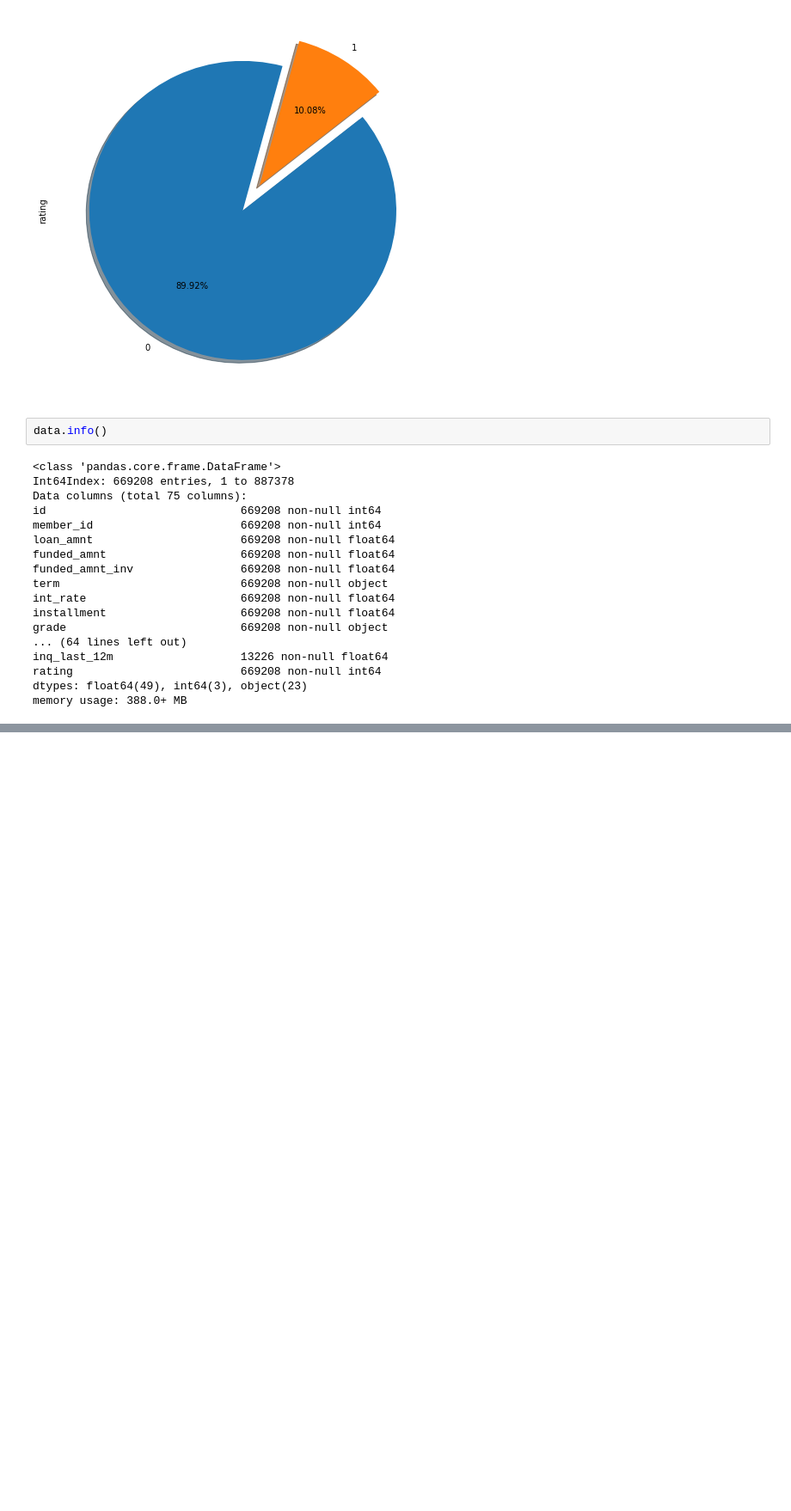
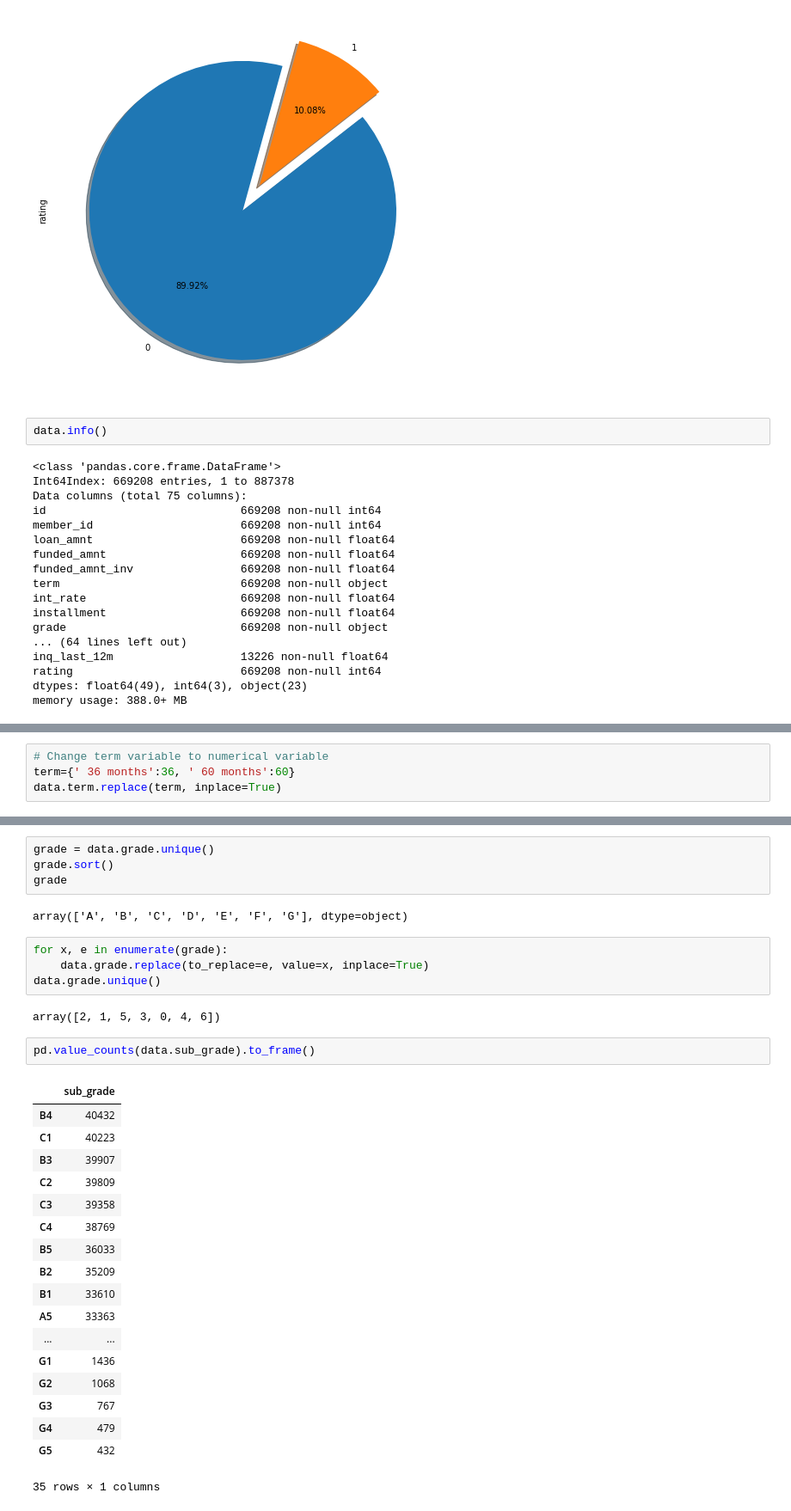
Before and after one commit to akshitvjain/LoanExtensionAnalysis, a Jupyter notebook: loan_classification.ipynb, the cells around one changed output, grey strips where cells are left out. Shown: that part at 86% size. Drawn from its saved outputs; the diff is of its cells as text; blank space fills up the shorter version.

```diff
--- a/loan_classification.ipynb
+++ b/loan_classification.ipynb
@@ -81,0 +94,4 @@ memory usage: 388.0+ MB
+# %%
+# Change term variable to numerical variable
+term={' 36 months':36, ' 60 months':60}
+data.term.replace(term, inplace=True)
@@ -81,0 +112,33 @@ memory usage: 388.0+ MB
+# %%
+grade = data.grade.unique()
+grade.sort()
+grade
+# %% [output]
+array(['A', 'B', 'C', 'D', 'E', 'F', 'G'], dtype=object)
+# %%
+for x, e in enumerate(grade):
+    data.grade.replace(to_replace=e, value=x, inplace=True)
+data.grade.unique()
+# %% [output]
+array([2, 1, 5, 3, 0, 4, 6])
+# %%
+pd.value_counts(data.sub_grade).to_frame()
+# %% [output]
+|  | sub_grade |
+| B4 | 40432 |
+| C1 | 40223 |
+| B3 | 39907 |
+| C2 | 39809 |
+| C3 | 39358 |
+| C4 | 38769 |
+| B5 | 36033 |
+| B2 | 35209 |
+| B1 | 33610 |
+| A5 | 33363 |
+| ... | ... |
+| G1 | 1436 |
+| G2 | 1068 |
+| G3 | 767 |
+| G4 | 479 |
+| G5 | 432 |
+35 rows × 1 columns
```
Also changed, not shown: parts of 47 cells of this notebook.
